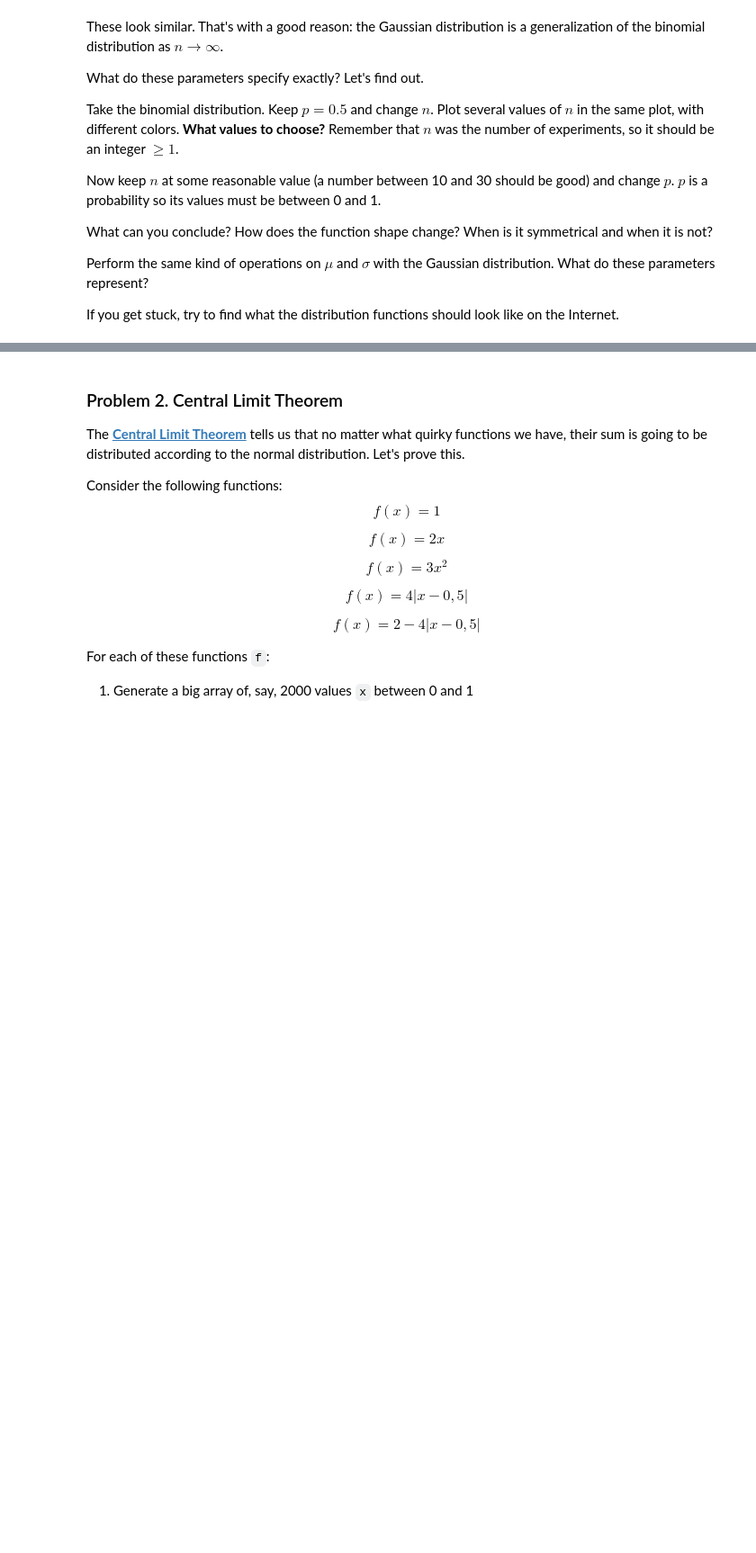
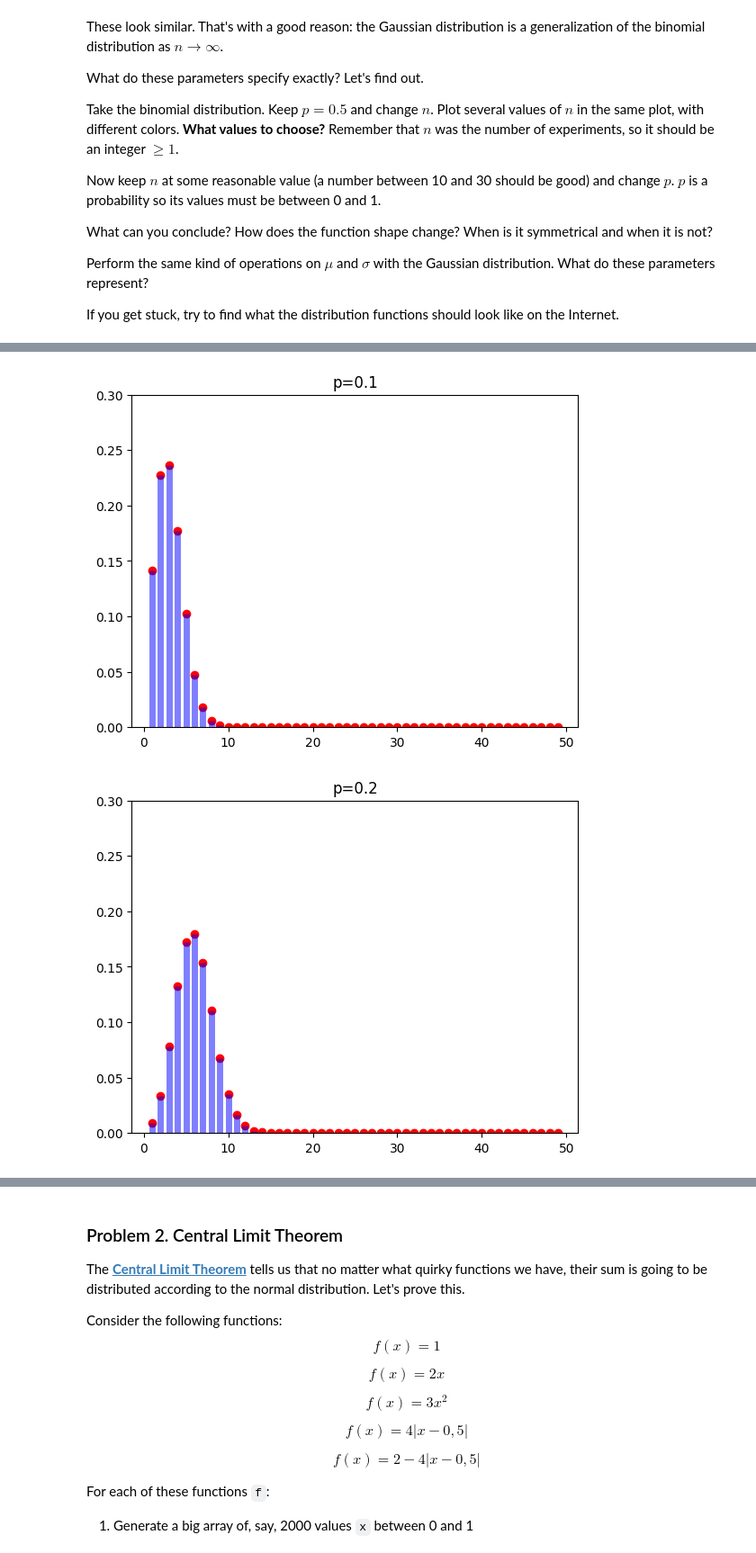
Before and after one commit to plamensve/Math-Concepts, a Jupyter notebook: 05-Probability and Combinatorics/EXERCISE/Probability and Combinatorics Exercise.ipynb, the cells around one changed output, grey strips where cells are left out. Shown at 90% size. Cells and saved outputs as stored; diff of their text form; code cells hidden in the pictures; blank space fills up the shorter version.

```diff
--- a/05-Probability and Combinatorics/EXERCISE/Probability and Combinatorics Exercise.ipynb
+++ b/05-Probability and Combinatorics/EXERCISE/Probability and Combinatorics Exercise.ipynb
@@ -84,0 +86,8 @@ for n in [5, 10, 15,  20, 25, 30, 35, 40, 50, 60]:
+# %%
+for p in [0.1, 0.2, 0.3, 0.4, 0.5, 0.6, 0.7, 0.8, 0.9, 1]:
+    x_binomial = np.arange(1, 50)
+    plt.ylim(0, 0.3)
+    plot_binomial_distribution(x_binomial, 30, p, title=f'p={p}')
+# %% [output]
+[figure, added]
+[figure, added]
```
Also changed, not shown: parts of 6 cells of this notebook.
